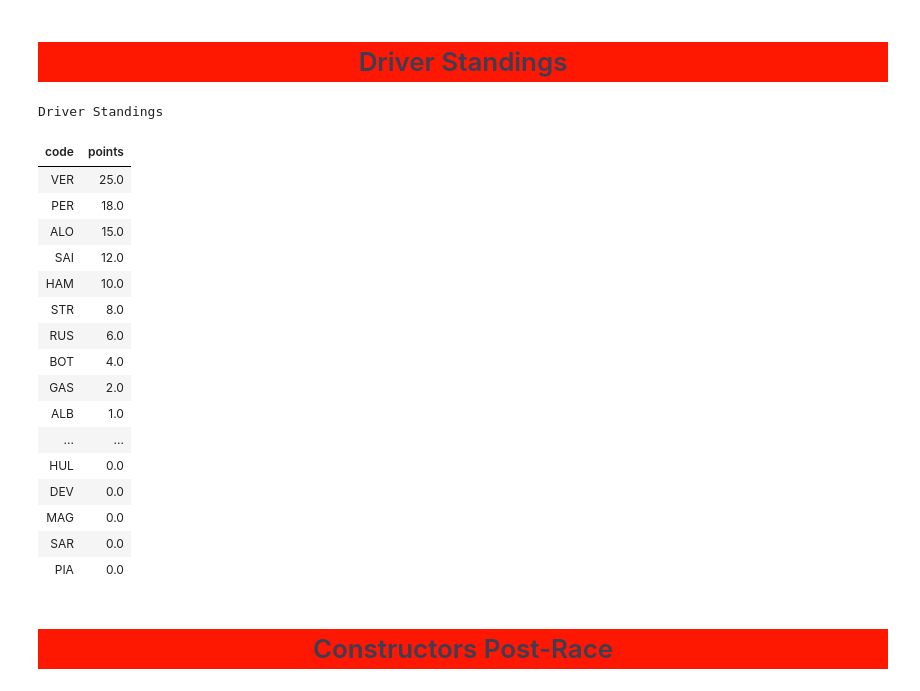
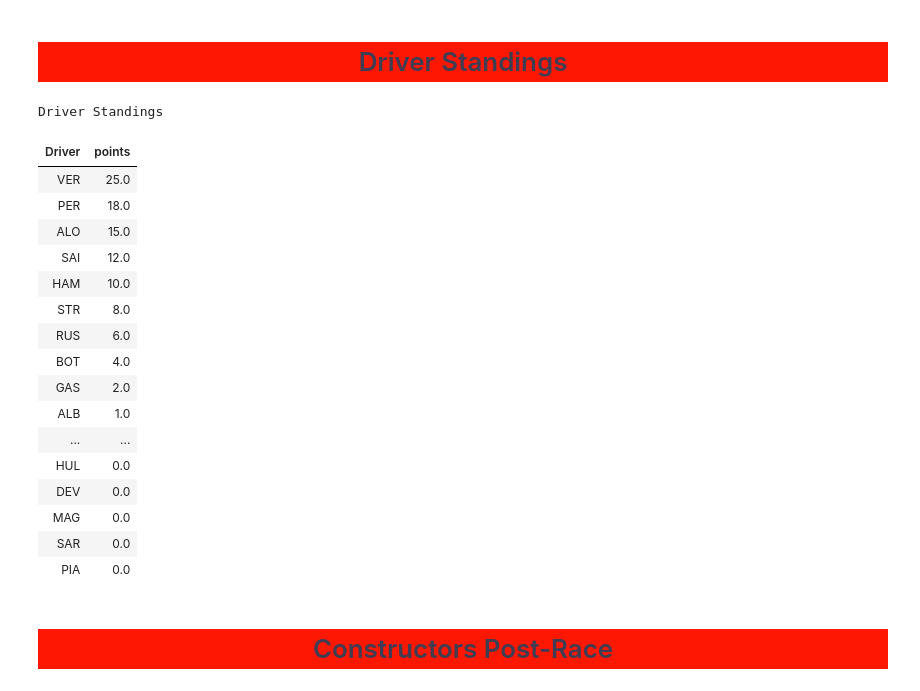
Before and after one commit to jon-bown/data_ML_projects, a Jupyter notebook: formula-1-race-summary.ipynb, the cells around one changed output. Cells and saved outputs as stored; diff of their text form; code cells hidden in the pictures.

```diff
--- a/formula-1-race-summary.ipynb
+++ b/formula-1-race-summary.ipynb
@@ -662,13 +661,13 @@ multi_pos_plot(mapping)
     transform: rotateX(10deg);
     '><center style='color: #3E3D53;'>Driver Standings</center></h1>
 # %%
-drive_stand = driver_standings.merge(drivers, on='driverID', how='left', suffixes=('_1', '_2'))
+drive_stand = driver_standings.merge(drivers_full, on='driverID', how='left', suffixes=('_1', '_2'))
 drive_stand['points'] = drive_stand.points.astype(float)
 drive_stand_race  = drive_stand .sort_values(by='points', ascending=False)
-drive_stand_race[['code', 'points']].style.pipe(driver_stand)
+drive_stand_race[['Driver', 'points']].style.pipe(driver_stand)
 # %% [output]
 Driver Standings
-| code | points |
+| Driver | points |
 | VER | 25.0 |
 | PER | 18.0 |
 | ALO | 15.0 |
```
Also changed, not shown: parts of 14 cells of this notebook.
